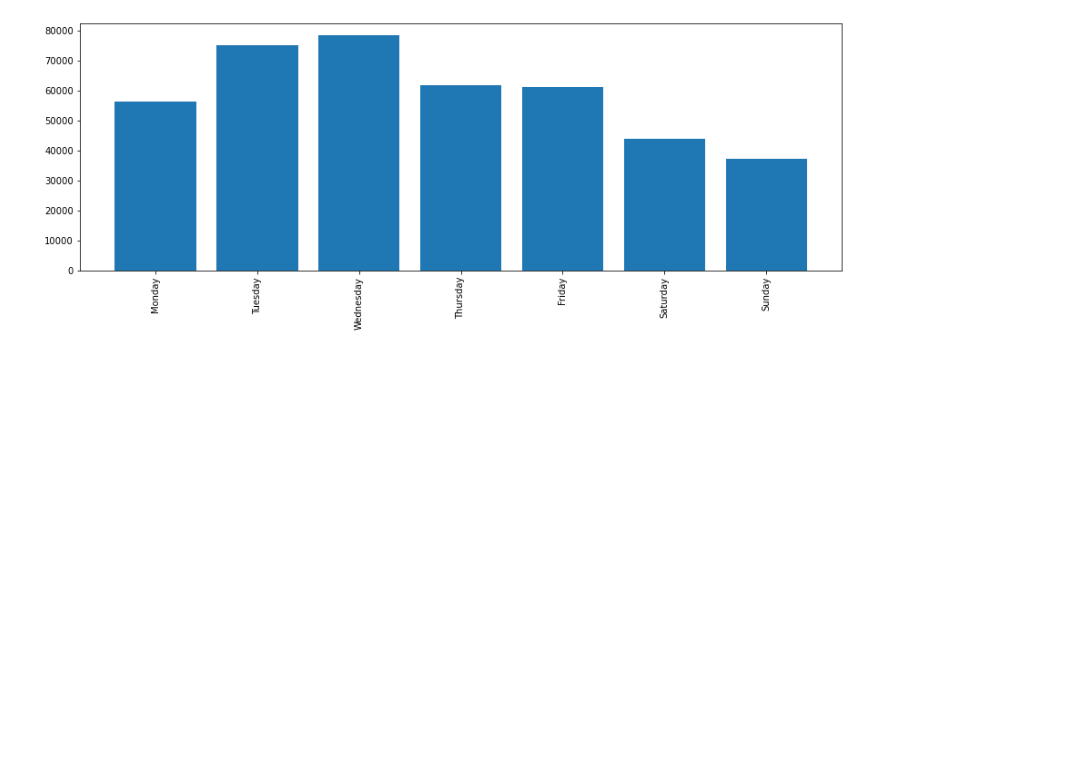
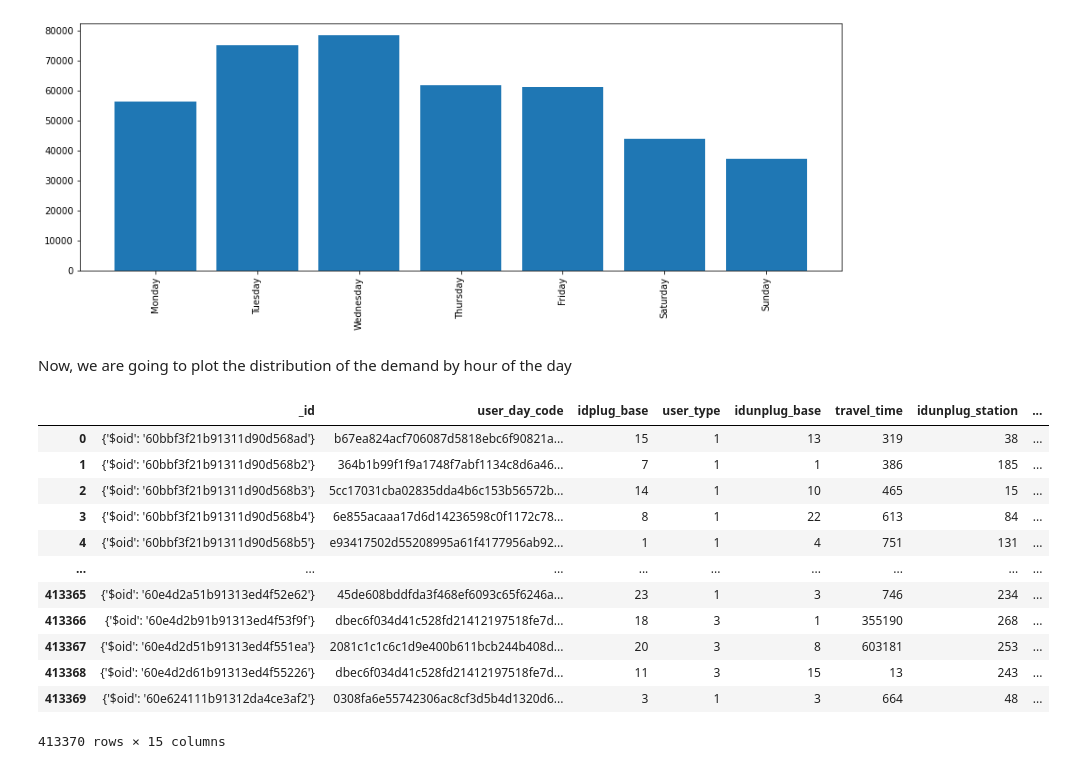
Before and after one commit to paulamartinm/bicimad_prevision_tfm, a Jupyter notebook: 1. Exploring the data.ipynb, the cells around one changed output. Saved outputs shown, nothing was run; the diff lists cells and outputs as text; code cells hidden in the pictures; blank space fills up the shorter version.

```diff
--- a/1. Exploring the data.ipynb
+++ b/1. Exploring the data.ipynb
@@ -299,0 +272,18 @@ plt.xticks(rotation=90);
+# %% [markdown]
+Now, we are going to plot the distribution of the demand by hour of the day
+# %%
+movements
+# %% [output]
+|  | _id | user_day_code | idplug_base | user_type | idunplug_base | travel_time | idunplug_station | ... |
+| 0 | {'$oid': '60bbf3f21b91311d90d568ad'} | b67ea824acf706087d5818ebc6f90821a... | 15 | 1 | 13 | 319 | 38 | ... |
+| 1 | {'$oid': '60bbf3f21b91311d90d568b2'} | 364b1b99f1f9a1748f7abf1134c8d6a46... | 7 | 1 | 1 | 386 | 185 | ... |
+| 2 | {'$oid': '60bbf3f21b91311d90d568b3'} | 5cc17031cba02835dda4b6c153b56572b... | 14 | 1 | 10 | 465 | 15 | ... |
+| 3 | {'$oid': '60bbf3f21b91311d90d568b4'} | 6e855acaaa17d6d14236598c0f1172c78... | 8 | 1 | 22 | 613 | 84 | ... |
+| 4 | {'$oid': '60bbf3f21b91311d90d568b5'} | e93417502d55208995a61f4177956ab92... | 1 | 1 | 4 | 751 | 131 | ... |
+| ... | ... | ... | ... | ... | ... | ... | ... | ... |
+| 413365 | {'$oid': '60e4d2a51b91313ed4f52e62'} | 45de608bddfda3f468ef6093c65f6246a... | 23 | 1 | 3 | 746 | 234 | ... |
+| 413366 | {'$oid': '60e4d2b91b91313ed4f53f9f'} | dbec6f034d41c528fd21412197518fe7d... | 18 | 3 | 1 | 355190 | 268 | ... |
+| 413367 | {'$oid': '60e4d2d51b91313ed4f551ea'} | 2081c1c1c6c1d9e400b611bcb244b408d... | 20 | 3 | 8 | 603181 | 253 | ... |
+| 413368 | {'$oid': '60e4d2d61b91313ed4f55226'} | dbec6f034d41c528fd21412197518fe7d... | 11 | 3 | 15 | 13 | 243 | ... |
+| 413369 | {'$oid': '60e624111b91312da4ce3af2'} | 0308fa6e55742306ac8cf3d5b4d1320d6... | 3 | 1 | 3 | 664 | 48 | ... |
+413370 rows × 15 columns
```
Also changed, not shown: parts of 14 cells of this notebook.
